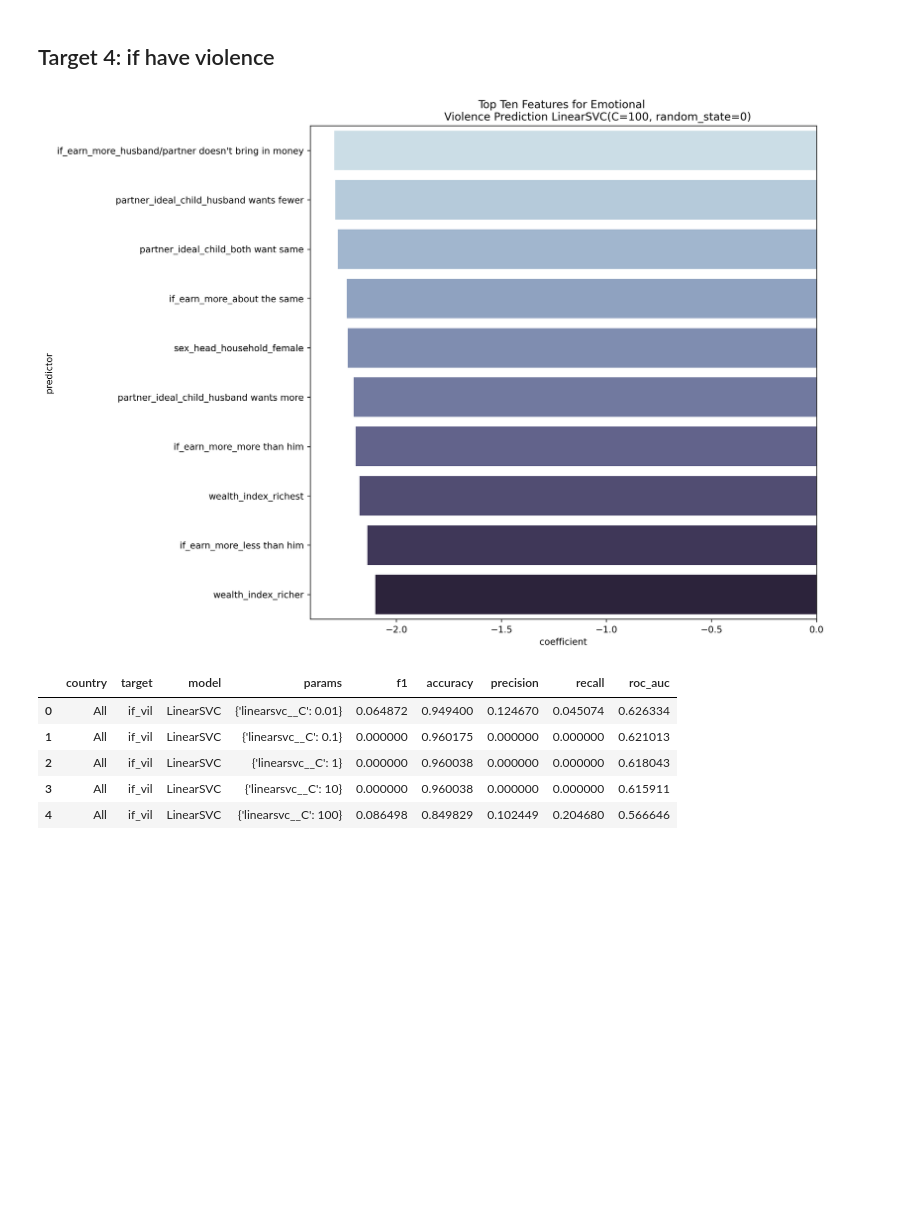
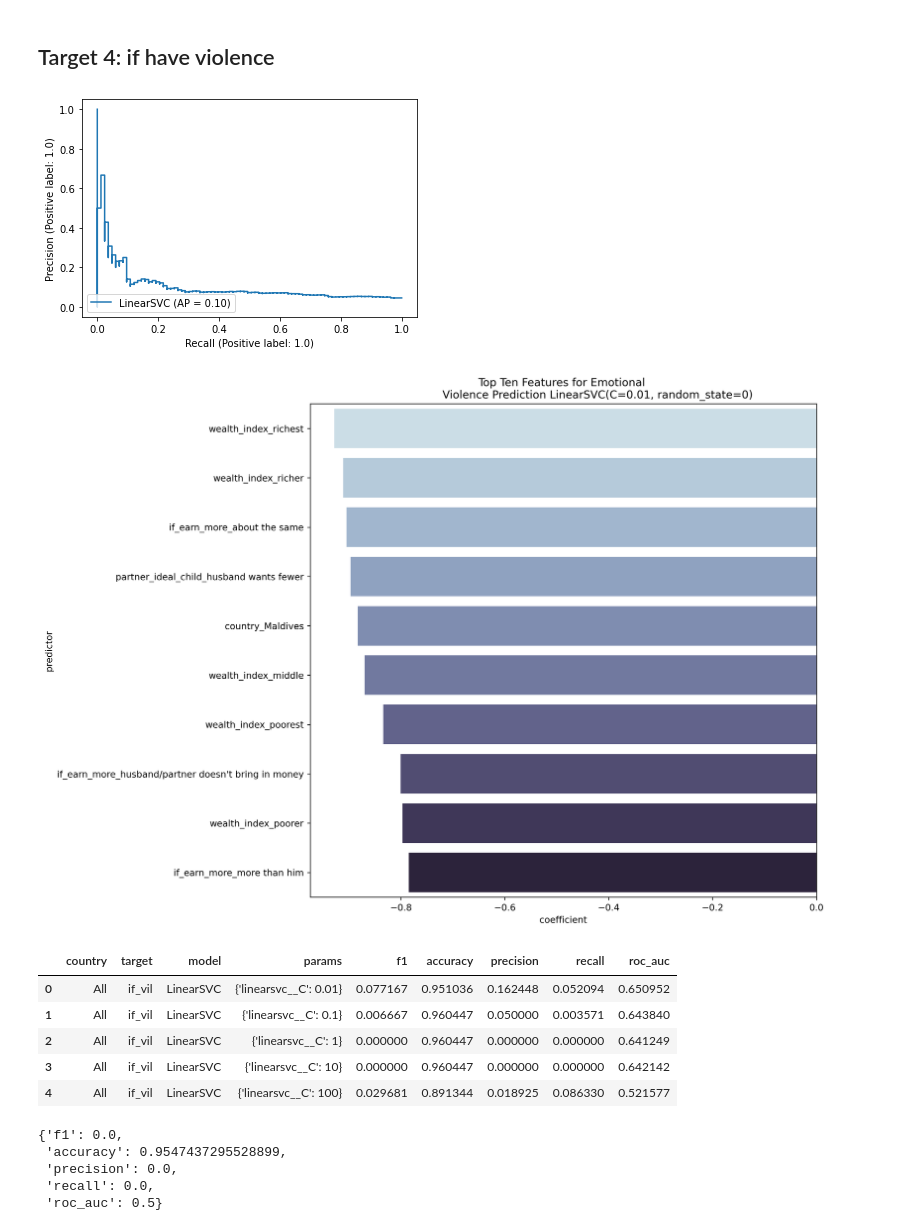
Before and after one commit to keiraou/ML-final-project, a Jupyter notebook: classification_ensembles_analysis.ipynb, the cells around one changed output. Cells and saved outputs as stored; diff of their text form; code cells hidden in the pictures; blank space fills up the shorter version.

```diff
--- a/classification_ensembles_analysis.ipynb
+++ b/classification_ensembles_analysis.ipynb
@@ -43,6 +45,7 @@ def create_df_each_country():
 # %%
 def create_df_all_countries():
 
+    df_dic={}
     for country, file in COUNTRY_DATA.items():
         df = pd.read_csv(file)
         df['country'] = country
@@ -616,16 +631,25 @@ result
 # %% [markdown]
 ## Target 4: if have violence
 # %%
-result, coeffs = pipeline_classification.analyze_country\
-    (X_train, X_test, y_train3, y_test3, 'All', 'if_vil', 0.5, 'SVC')
+result, eval, coeffs = pipeline_classification.analyze_country\
+    (X_train, X_test, y_train3, y_test3, 'All', 'if_vil', 'SVC')
 # %% [output]
-[figure, old version]
+[figure, new version]
+[figure, added]
 # %%
 result
 # %% [output]
 |  | country | target | model | params | f1 | accuracy | precision | recall | roc_auc |
-| 0 | All | if_vil | LinearSVC | {'linearsvc__C': 0.01} | 0.064872 | 0.949400 | 0.124670 | 0.045074 | 0.626334 |
-| 1 | All | if_vil | LinearSVC | {'linearsvc__C': 0.1} | 0.000000 | 0.960175 | 0.000000 | 0.000000 | 0.621013 |
-| 2 | All | if_vil | LinearSVC | {'linearsvc__C': 1} | 0.000000 | 0.960038 | 0.000000 | 0.000000 | 0.618043 |
-| 3 | All | if_vil | LinearSVC | {'linearsvc__C': 10} | 0.000000 | 0.960038 | 0.000000 | 0.000000 | 0.615911 |
-| 4 | All | if_vil | LinearSVC | {'linearsvc__C': 100} | 0.086498 | 0.849829 | 0.102449 | 0.204680 | 0.566646 |
+| 0 | All | if_vil | LinearSVC | {'linearsvc__C': 0.01} | 0.077167 | 0.951036 | 0.162448 | 0.052094 | 0.650952 |
+| 1 | All | if_vil | LinearSVC | {'linearsvc__C': 0.1} | 0.006667 | 0.960447 | 0.050000 | 0.003571 | 0.643840 |
+| 2 | All | if_vil | LinearSVC | {'linearsvc__C': 1} | 0.000000 | 0.960447 | 0.000000 | 0.000000 | 0.641249 |
+| 3 | All | if_vil | LinearSVC | {'linearsvc__C': 10} | 0.000000 | 0.960447 | 0.000000 | 0.000000 | 0.642142 |
+| 4 | All | if_vil | LinearSVC | {'linearsvc__C': 100} | 0.029681 | 0.891344 | 0.018925 | 0.086330 | 0.521577 |
+# %%
+eval
+# %% [output]
+{'f1': 0.0,
+ 'accuracy': 0.9547437295528899,
+ 'precision': 0.0,
+ 'recall': 0.0,
+ 'roc_auc': 0.5}
```
Also changed, not shown: parts of 36 cells of this notebook, 3 other files.
